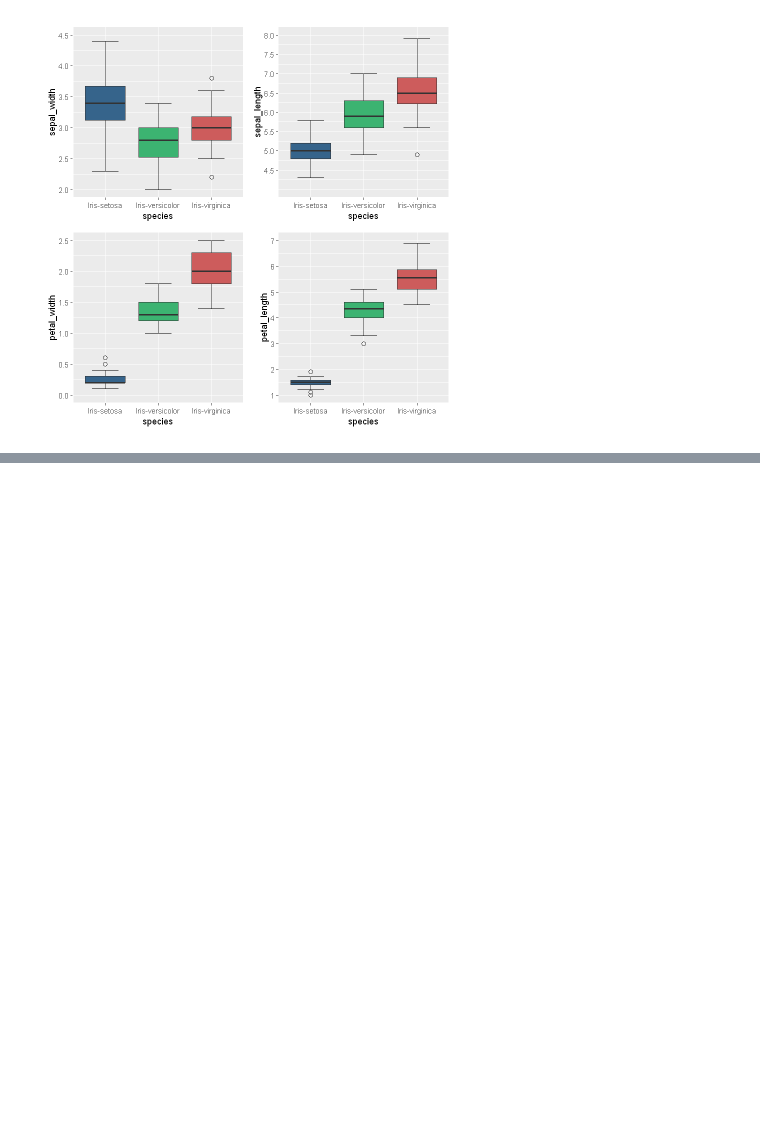
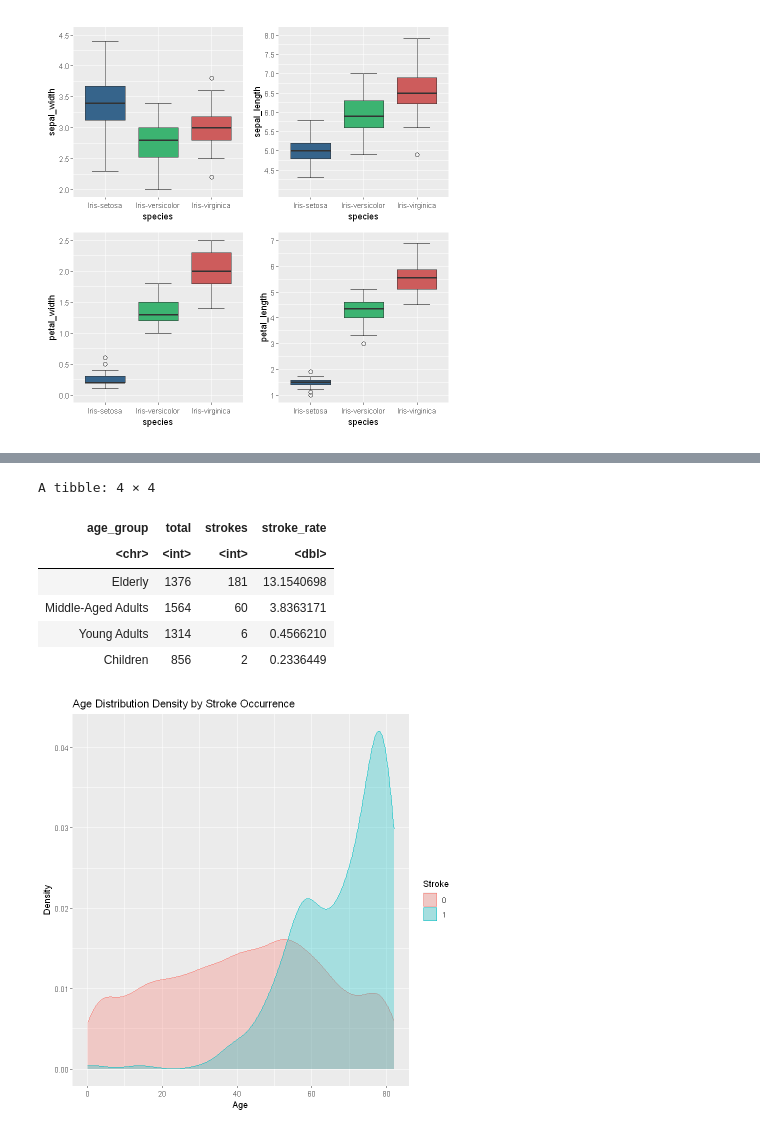
Before and after one commit to gabriellindqvist/su-mt4007, a Jupyter notebook: HW3/HW3.ipynb, the cells around one changed output, grey strips where cells are left out. Saved outputs shown, nothing was run; the diff lists cells and outputs as text; code cells hidden in the pictures; blank space fills up the shorter version.

```diff
--- a/HW3/HW3.ipynb
+++ b/HW3/HW3.ipynb
@@ -134,0 +469,38 @@ boxplot11 + boxplot12 + boxplot21 + boxplot22 + plot_layout(widths = c(2, 2))
+# %%
+stroke_df <- stroke_df %>%
+    mutate(age_group = case_when(
+        age < 18 ~ "Children",
+        age >= 18 & age < 40 ~ "Young Adults",
+        age >= 40 & age < 60 ~ "Middle-Aged Adults",
+        age >= 60 ~ "Elderly"
+    ))
+
+age_group_summary <- stroke_df %>%
+    group_by(age_group) %>%
+    summarize(
+        total = n(),
+        strokes = sum(stroke, na.rm = TRUE),
+        stroke_rate = mean(stroke, na.rm = TRUE) * 100
+    ) %>%
+    arrange(desc(stroke_rate))
+
+age_group_summary
+
+ggplot(stroke_df, aes(x = age, color = factor(stroke), fill = factor(stroke))) +
+  geom_density(alpha = 0.3) +
+  labs(
+    title = "Age Distribution Density by Stroke Occurrence",
+    x = "Age",
+    y = "Density",
+    fill = "Stroke",
+    color = "Stroke"
+  )
+# %% [output]
+A tibble: 4 × 4
+| age_group | total | strokes | stroke_rate |
+| <chr> | <int> | <int> | <dbl> |
+| Elderly | 1376 | 181 | 13.1540698 |
+| Middle-Aged Adults | 1564 | 60 | 3.8363171 |
+| Young Adults | 1314 | 6 | 0.4566210 |
+| Children | 856 | 2 | 0.2336449 |
+[figure, added]
```
Also changed, not shown: parts of 49 cells of this notebook.
